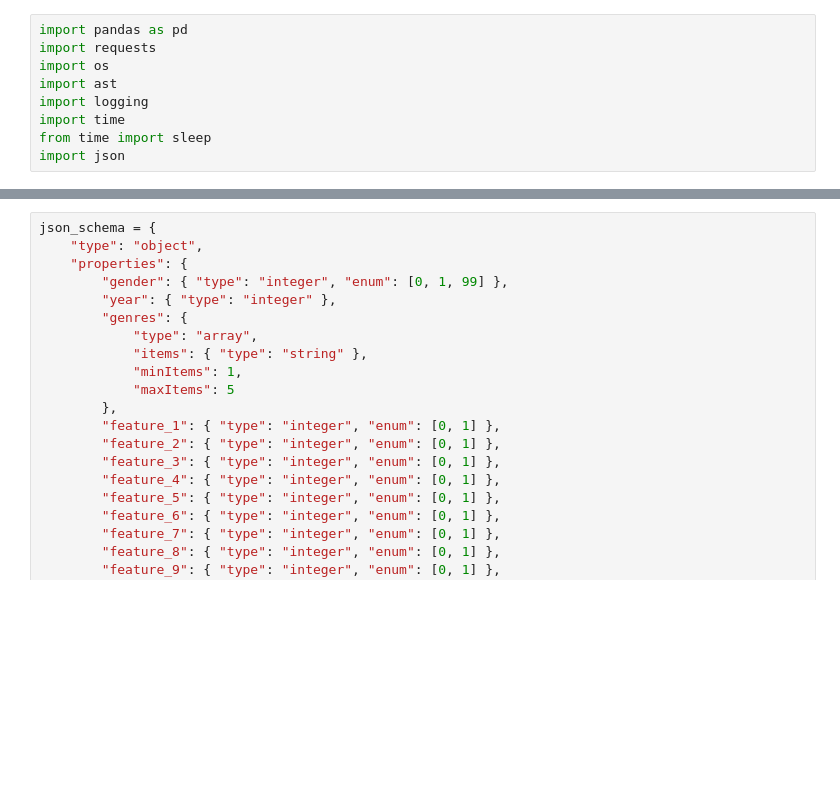
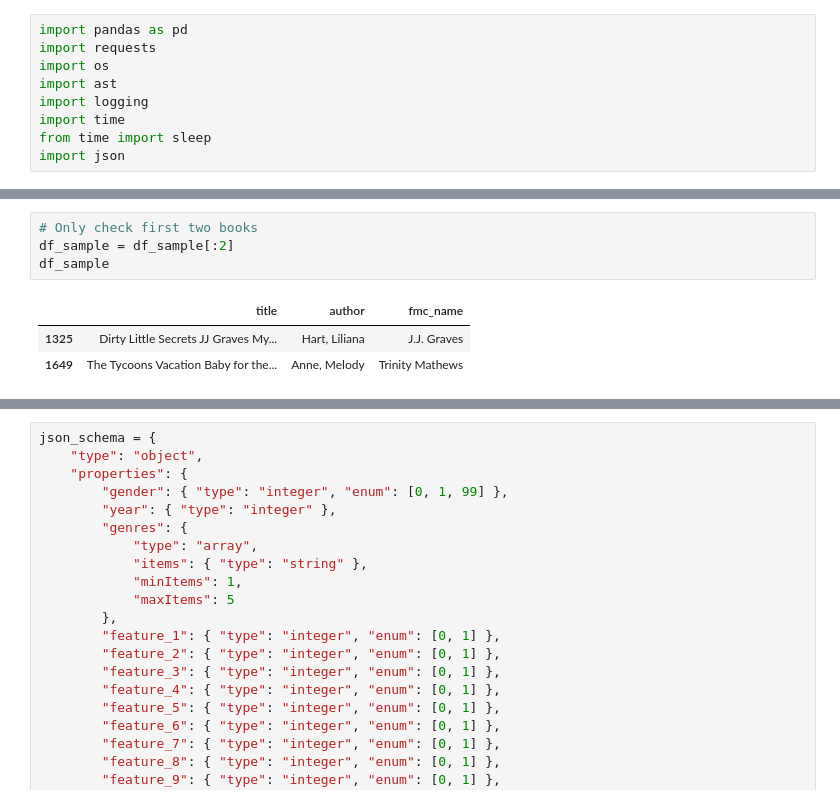
Before and after one commit to skratzke/thesis, a Jupyter notebook: 2 features.ipynb, the cells around one changed output, grey strips where cells are left out. Drawn from its saved outputs; the diff is of its cells as text; blank space fills up the shorter version.

```diff
--- a/2 features.ipynb
+++ b/2 features.ipynb
@@ -28,4 +28,12 @@ df_sample
 100 rows × 3 columns
+# %%
+# Only check first two books
+df_sample = df_sample[:2]
+df_sample
+# %% [output]
+|  | title | author | fmc_name |
+| 1325 | Dirty Little Secrets JJ Graves My... | Hart, Liliana | J.J. Graves |
+| 1649 | The Tycoons Vacation Baby for the... | Anne, Melody | Trinity Mathews |
 # %%
 system_prompt = """
     You are a helpful literary assistant. Your job is to search the internet and assess several aspects for books that are provided to you.
```
Also changed, not shown: parts of 13 cells of this notebook, 16 other files.
